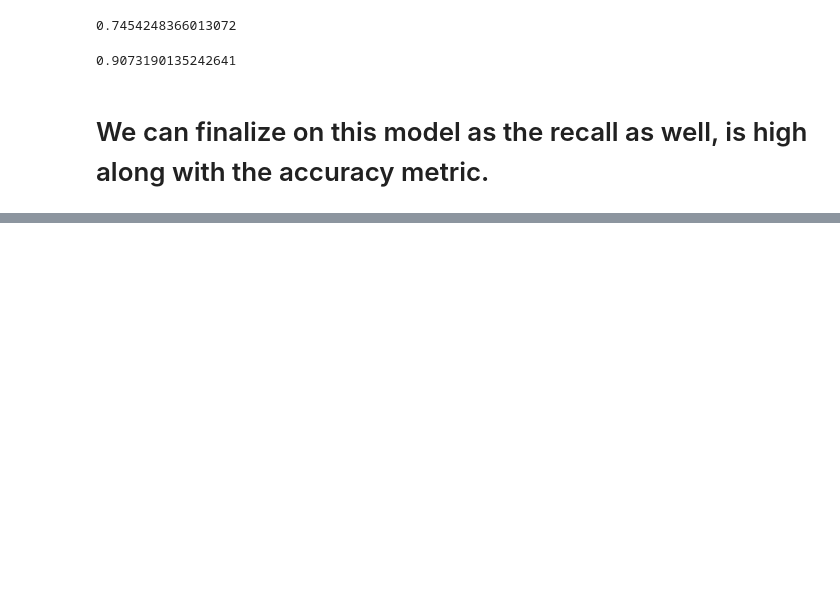
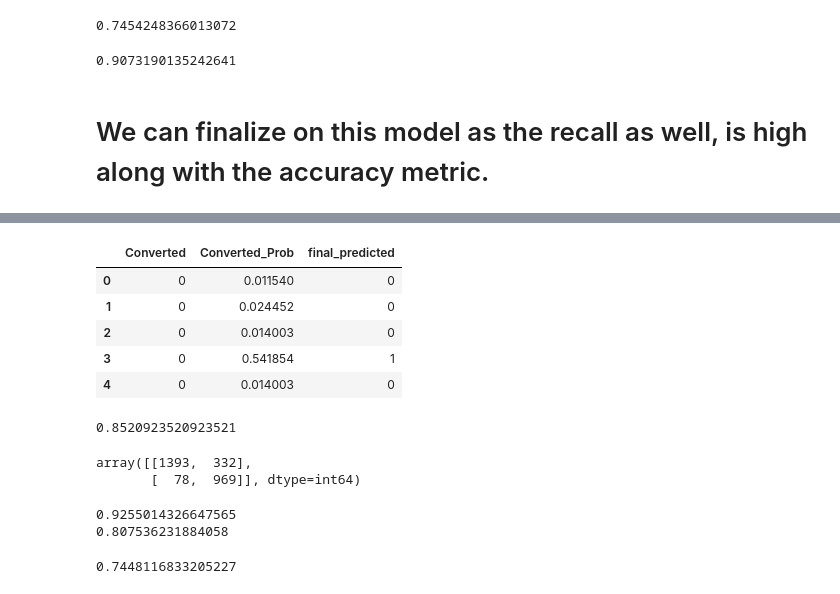
Before and after one commit to sridevim11/Lead-Scoring-Assignment, a Jupyter notebook: LeadScoring.ipynb, the cells around one changed output, grey strips where cells are left out. Drawn from its saved outputs; the diff is of its cells as text; code cells hidden in the pictures; blank space fills up the shorter version.

```diff
--- a/LeadScoring.ipynb
+++ b/LeadScoring.ipynb
@@ -1226,0 +1286,7 @@ recall
+# %%
+# Removing index for both dataframes to append them side by side
+y_pred_1.reset_index(drop=True, inplace=True)
+y_test_df.reset_index(drop=True, inplace=True)
+# %%
+# Appending y_test_df and y_pred_1
+y_pred_final = pd.concat([y_test_df, y_pred_1],axis=1)
@@ -1226,0 +1302,3 @@ recall
+# %%
+# Renaming the column
+y_pred_final= y_pred_final.rename(columns={ 0 : 'Converted_Prob'})
@@ -1226,0 +1315,22 @@ recall
+# %%
+y_pred_final['final_predicted'] = y_pred_final.Converted_Prob.map(lambda x: 1 if x > 0.5 else 0)
+# %%
+y_pred_final.head()
+# %% [output]
+|  | Converted | Converted_Prob | final_predicted |
+| 0 | 0 | 0.011540 | 0 |
+| 1 | 0 | 0.024452 | 0 |
+| 2 | 0 | 0.014003 | 0 |
+| 3 | 0 | 0.541854 | 1 |
+| 4 | 0 | 0.014003 | 0 |
+# %%
+#Overall accuracy.
+metrics.accuracy_score(y_pred_final.Converted, y_pred_final.final_predicted)
+# %% [output]
+0.8520923520923521
+# %%
+confusion11 = metrics.confusion_matrix(y_pred_final.Converted, y_pred_final.final_predicted )
+confusion11
+# %% [output]
+array([[1393,  332],
+       [  78,  969]], dtype=int64)
@@ -1226,0 +1342,15 @@ recall
+# %%
+#Sensitivity
+sensitivity=TP / float(TP+FN)
+print(sensitivity)
+#Specificity
+specificity=TN / float(TN+FP)
+print(specificity)
+# %% [output]
+0.9255014326647565
+0.807536231884058
+# %%
+precision=confusion11[1,1]/(confusion11[0,1]+confusion11[1,1])
+precision
+# %% [output]
+0.7448116833205227
```
Also changed, not shown: parts of 17 cells of this notebook.
